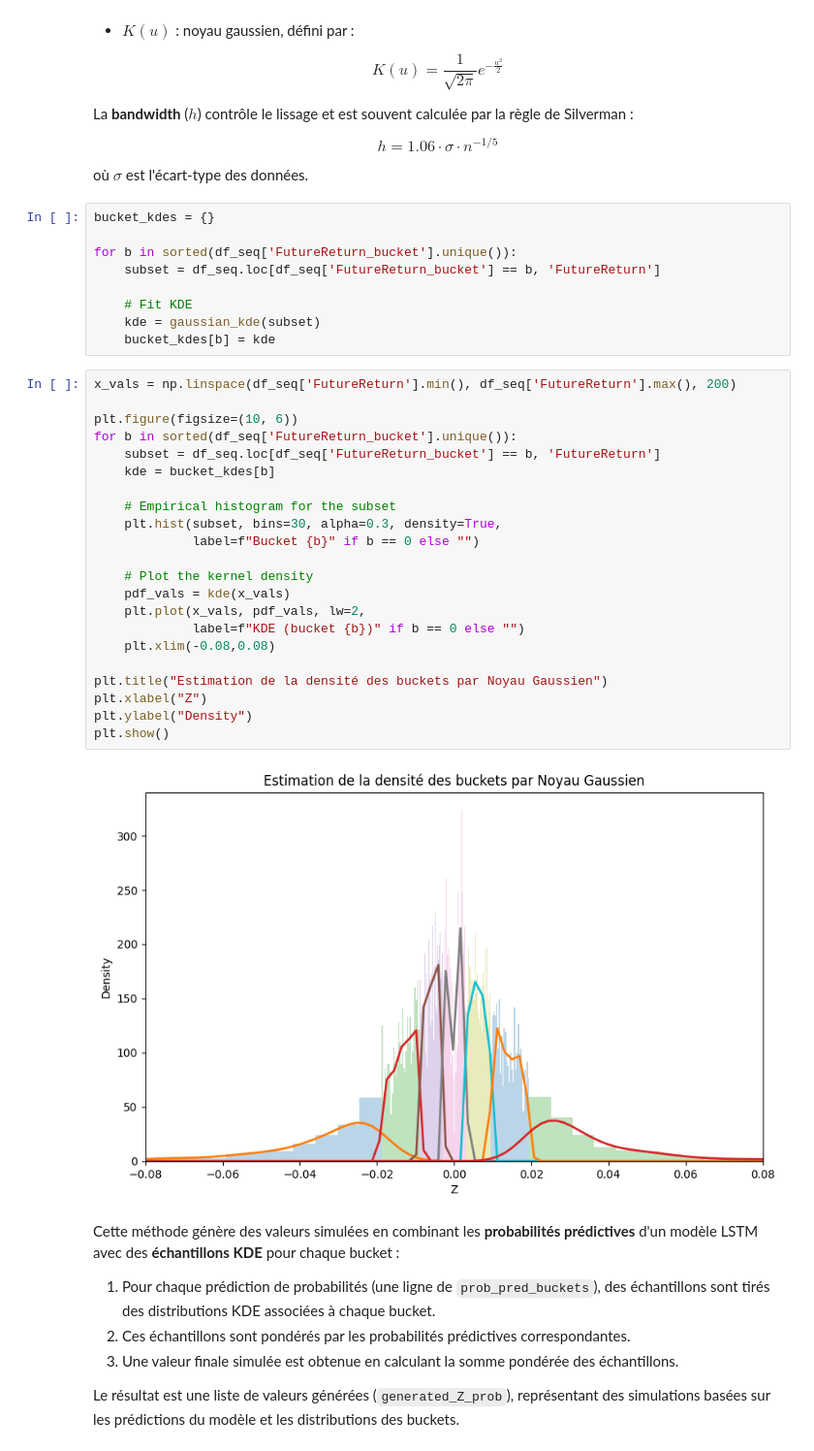
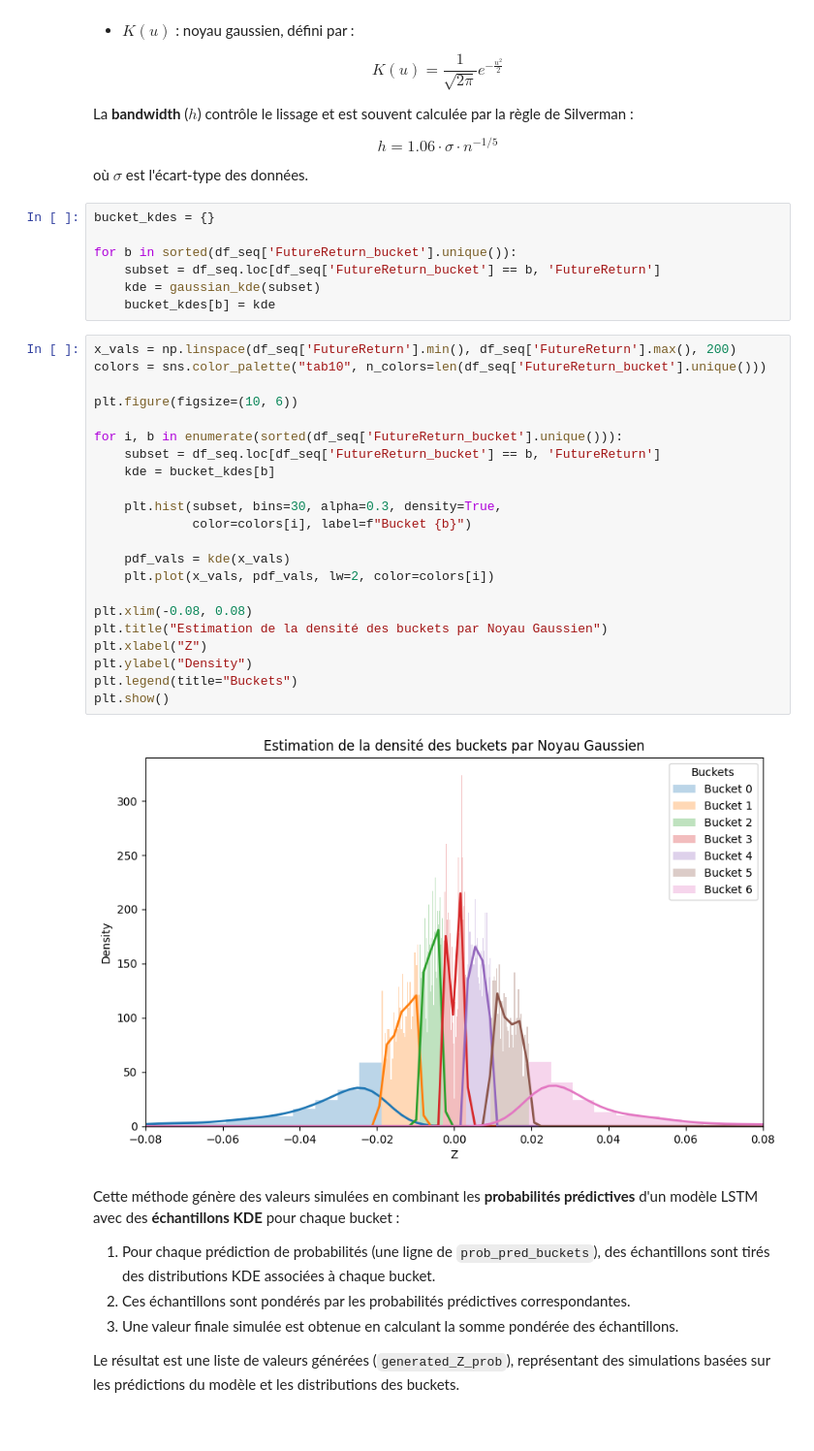
Before and after one commit to ugom2002/projet_DL, a Jupyter notebook: Projet_DL.ipynb, the cells around one changed output. Shown at 97% size. Cells and saved outputs as stored; diff of their text form.

```diff
--- a/Projet_DL.ipynb
+++ b/Projet_DL.ipynb
@@ -1740,34 +1754,32 @@ bucket_kdes = {}
 
 for b in sorted(df_seq['FutureReturn_bucket'].unique()):
     subset = df_seq.loc[df_seq['FutureReturn_bucket'] == b, 'FutureReturn']
-
-    # Fit KDE
     kde = gaussian_kde(subset)
     bucket_kdes[b] = kde
 # %%
 x_vals = np.linspace(df_seq['FutureReturn'].min(), df_seq['FutureReturn'].max(), 200)
+colors = sns.color_palette("tab10", n_colors=len(df_seq['FutureReturn_bucket'].unique()))
 
 plt.figure(figsize=(10, 6))
-for b in sorted(df_seq['FutureReturn_bucket'].unique()):
+
+for i, b in enumerate(sorted(df_seq['FutureReturn_bucket'].unique())):
     subset = df_seq.loc[df_seq['FutureReturn_bucket'] == b, 'FutureReturn']
     kde = bucket_kdes[b]
 
-    # Empirical histogram for the subset
     plt.hist(subset, bins=30, alpha=0.3, density=True,
-             label=f"Bucket {b}" if b == 0 else "")
+             color=colors[i], label=f"Bucket {b}")
 
-    # Plot the kernel density
     pdf_vals = kde(x_vals)
-    plt.plot(x_vals, pdf_vals, lw=2,
-             label=f"KDE (bucket {b})" if b == 0 else "")
-    plt.xlim(-0.08,0.08)
+    plt.plot(x_vals, pdf_vals, lw=2, color=colors[i])
 
+plt.xlim(-0.08, 0.08)
 plt.title("Estimation de la densité des buckets par Noyau Gaussien")
 plt.xlabel("Z")
 plt.ylabel("Density")
+plt.legend(title="Buckets")
 plt.show()
 # %% [output]
-[figure, old version]
+[figure, new version]
 # %% [markdown]
 Cette méthode génère des valeurs simulées en combinant les **probabilités prédictives** d'un modèle LSTM avec des **échantillons KDE** pour chaque bucket :
 
```
Also changed, not shown: parts of 27 cells of this notebook.
